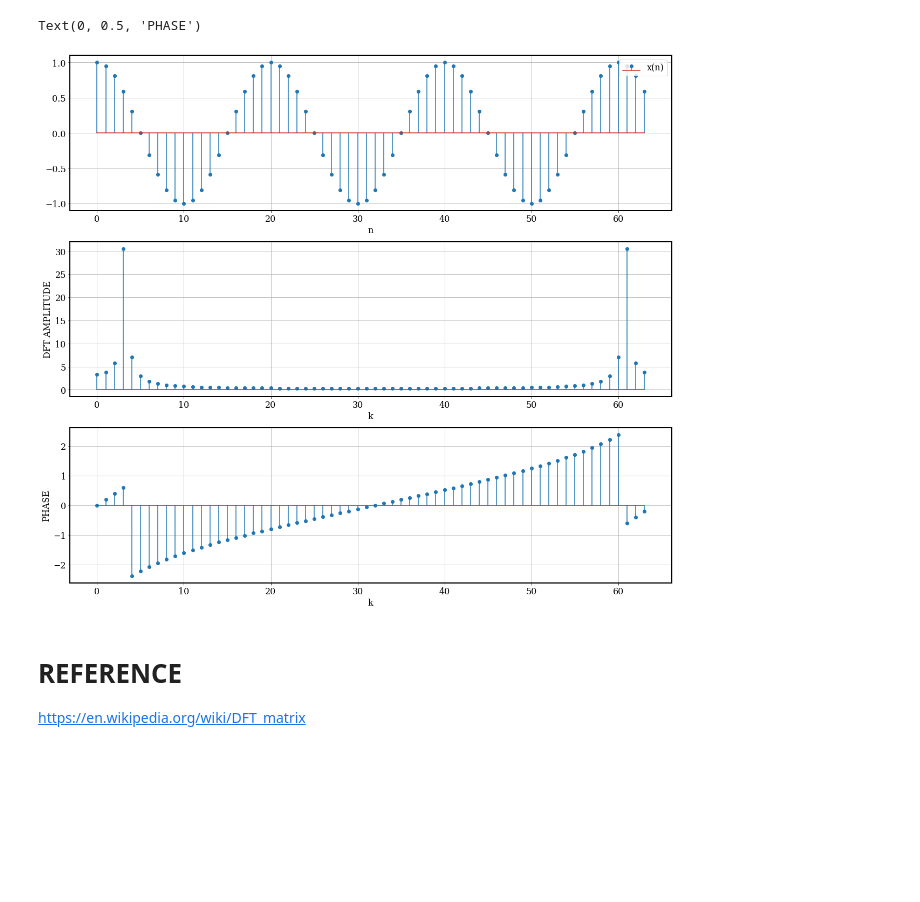
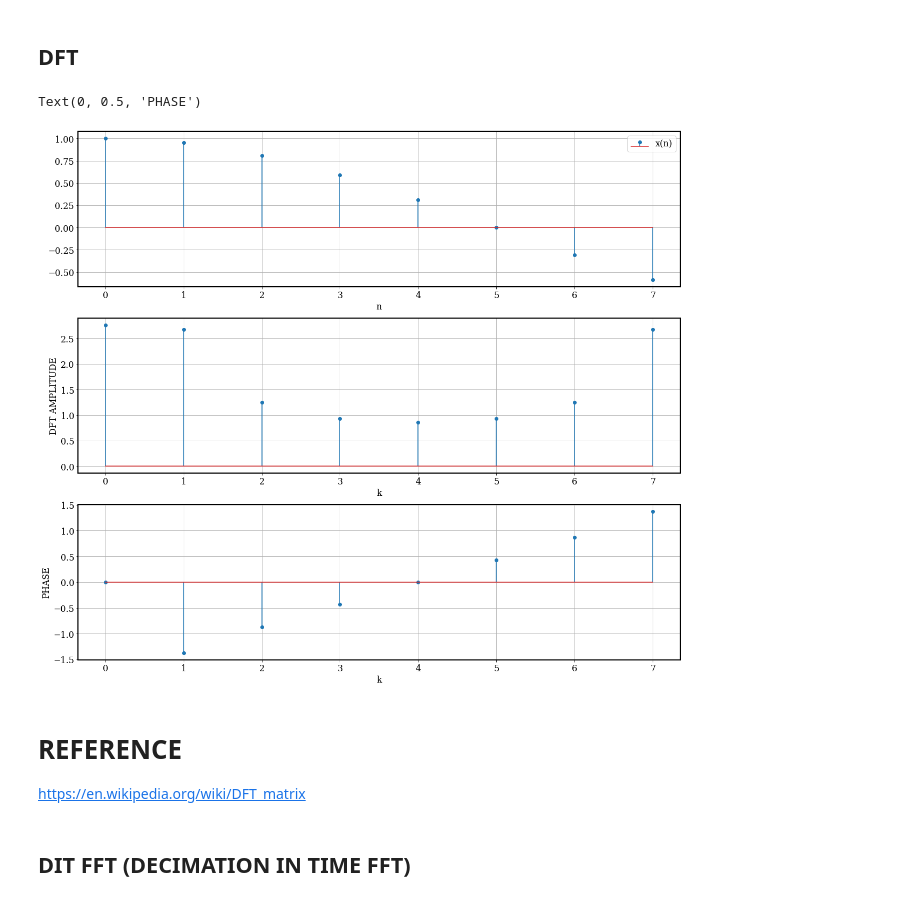
Before and after one commit to moisesoliveira08/Digital-Signal-Processing---UFCG, a Jupyter notebook: DFT.ipynb, the cells around one changed output. Drawn from its saved outputs; the diff is of its cells as text; code cells hidden in the pictures; blank space fills up the shorter version.

```diff
--- a/DFT.ipynb
+++ b/DFT.ipynb
@@ -4,6 +4,8 @@ import math
 import matplotlib.pyplot as plt
 from scipy.signal import unit_impulse,fftconvolve
 from numpy.lib.scimath import sqrt as csqrt
+# %% [markdown]
+## DFT
 # %%
 def x(n):
     x_n = np.cos(2*np.pi*n/20)
@@ -21,40 +23,42 @@ def DFT(N, x_n):
     return dft
 # %%
 T = 20 #period of the cosine
-N = 64
+N = 8
 #t = np.linspace(0, 5*T, 10000)
 n = np.arange(0, N)
 k = np.arange(0, N)
 
 dft = DFT(N, x(n))
 phase = np.angle(dft)
 
 figure, ax = plt.subplots(3,1,figsize=(20,18))
 font = {'family' : 'serif',
         'weight' : 'normal',
         'size'   : 16}
 plt.rc('axes', linewidth=2)
 plt.rc('font', **font)
 
 ax[0].stem(n, x(n),label = 'x(n)') ## sinal amostrado
 #ax[0].plot(1000*t, x(t),'--',label = 'x(t)', color = 'Black')
 ax[0].grid(True)
 ax[0].set_xlabel('n')
 ax[0].legend(loc = 'upper right')
 
 ax[1].stem(k, abs(dft))
 ax[1].grid(True)
 ax[1].set_xlabel('k')
 ax[1].set_ylabel('DFT AMPLITUDE')
 
 ax[2].stem(k, phase)
 ax[2].grid(True)
 ax[2].set_xlabel('k')
 ax[2].set_ylabel('PHASE')
 # %% [output]
 Text(0, 0.5, 'PHASE')
-[figure, old version]
+[figure, new version]
 # %% [markdown]
 # REFERENCE
 
 https://en.wikipedia.org/wiki/DFT_matrix
+# %% [markdown]
+## DIT FFT (DECIMATION IN TIME FFT)
```
Also changed, not shown: parts of 1 cell of this notebook.
